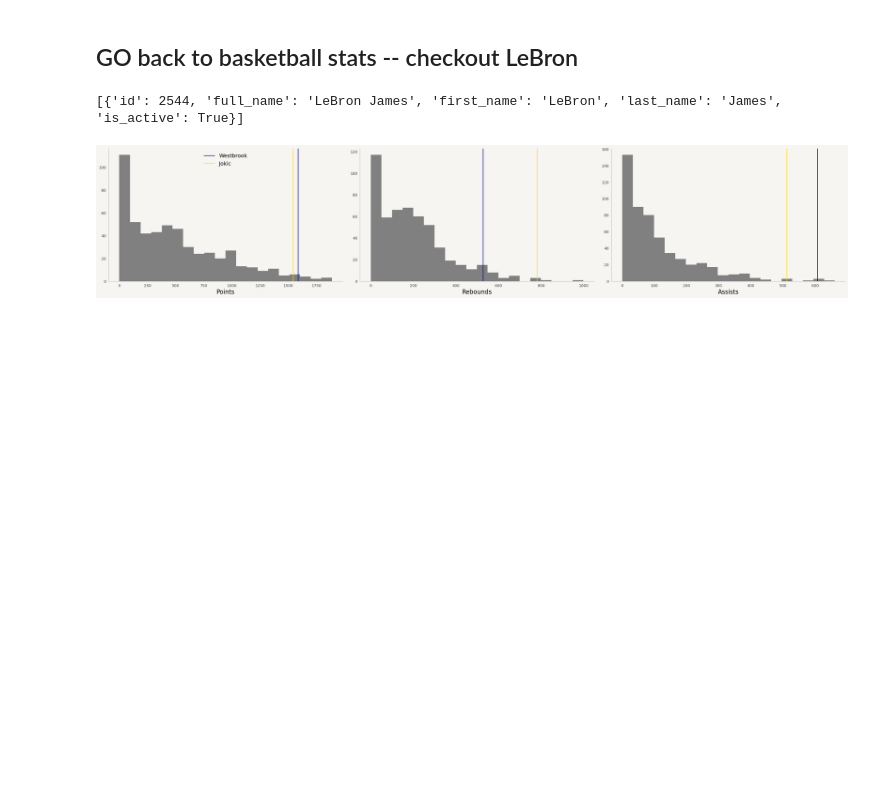
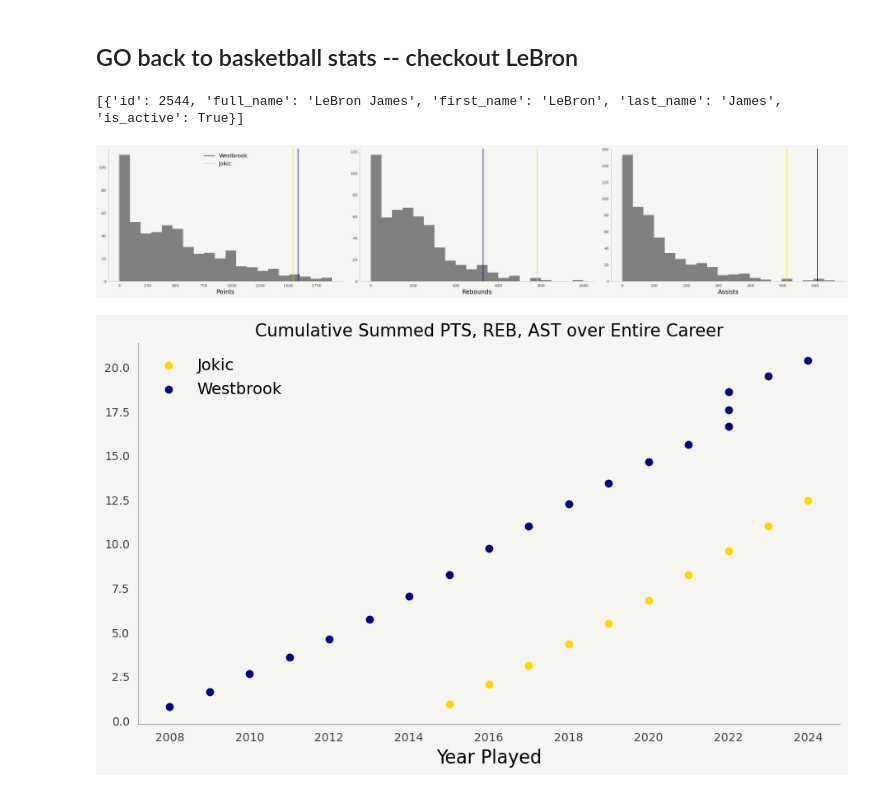
Before and after one commit to lonswaymar/NuggetAnalysis, a Jupyter notebook: notebooks/gather_data.ipynb, the cells around one changed output. Drawn from its saved outputs; the diff is of its cells as text; code cells hidden in the pictures; blank space fills up the shorter version.

Commit message:
Added a 10th figure -- cumulative stats. Added a 'todo' list at the bottom of the HTML

```diff
--- a/notebooks/gather_data.ipynb
+++ b/notebooks/gather_data.ipynb
@@ -276,3 +278,24 @@ plt.tight_layout(pad=2)
 plt.savefig("../images/stats_in_population.png")
 # %% [output]
 [figure]
+# %%
+fig, ax = plt.subplots(figsize=figsize)
+fig.set_facecolor(facecolor)
+ax.set_facecolor(facecolor)
+# Extract the starting year of each season
+years_jk = jk["SEASON_ID"].apply(lambda year: int(year[:4]))
+years_wb = wb["SEASON_ID"].apply(lambda year: int(year[:4]))
+
+# Compute the cumulative sum of contributions per minute
+jk_cumsum = (jk["PTS"]/jk["MIN"] + jk["AST"]/jk["MIN"] + jk["REB"]/jk["MIN"]).cumsum()
+wb_cumsum = (wb["PTS"]/wb["MIN"] + wb["AST"]/wb["MIN"] + wb["REB"]/wb["MIN"]).cumsum()
+
+# Scatter plot
+ax.scatter(years_jk, jk_cumsum, label="Jokic", c="gold")
+ax.scatter(years_wb, wb_cumsum, label="Westbrook", c="navy")
+ax.set_xlabel("Year Played", fontsize=16)
+ax.set_title("Cumulative Summed PTS, REB, AST over Entire Career", fontsize=15)
+tidy_axes(ax)
+plt.savefig("../images/cumulative_stats.png")
+# %% [output]
+[figure, added]
```
Also changed, not shown: parts of 2 cells of this notebook, 2 other files.
